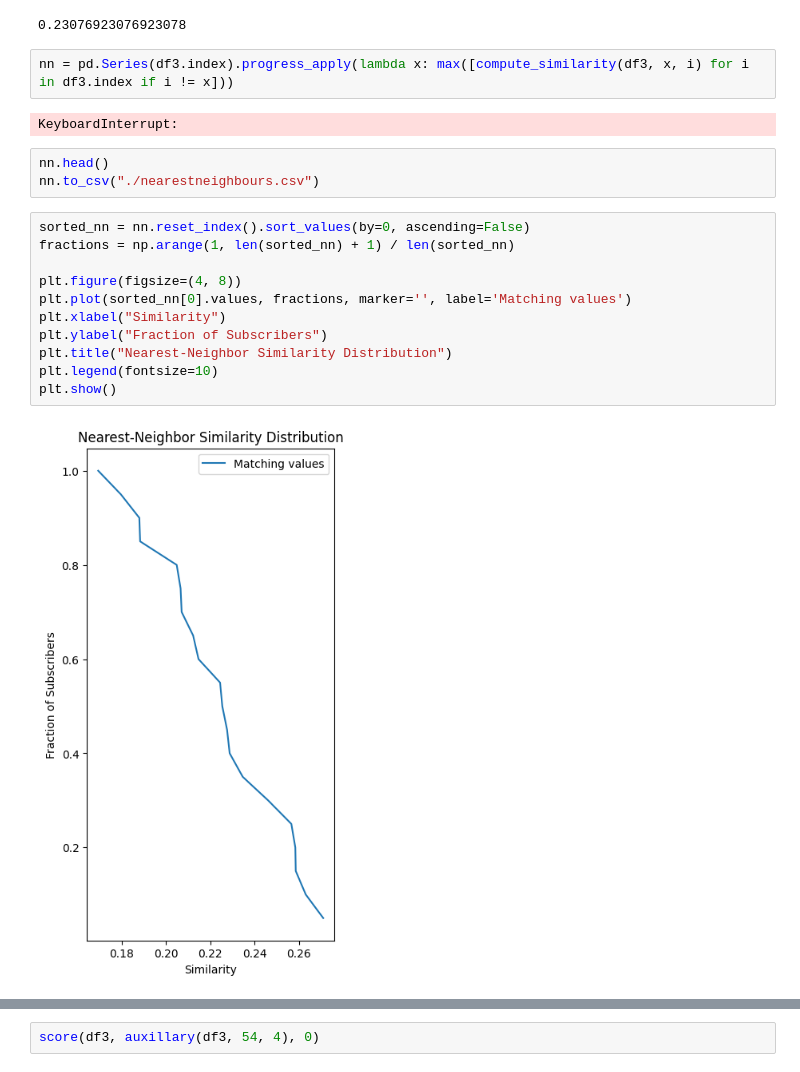
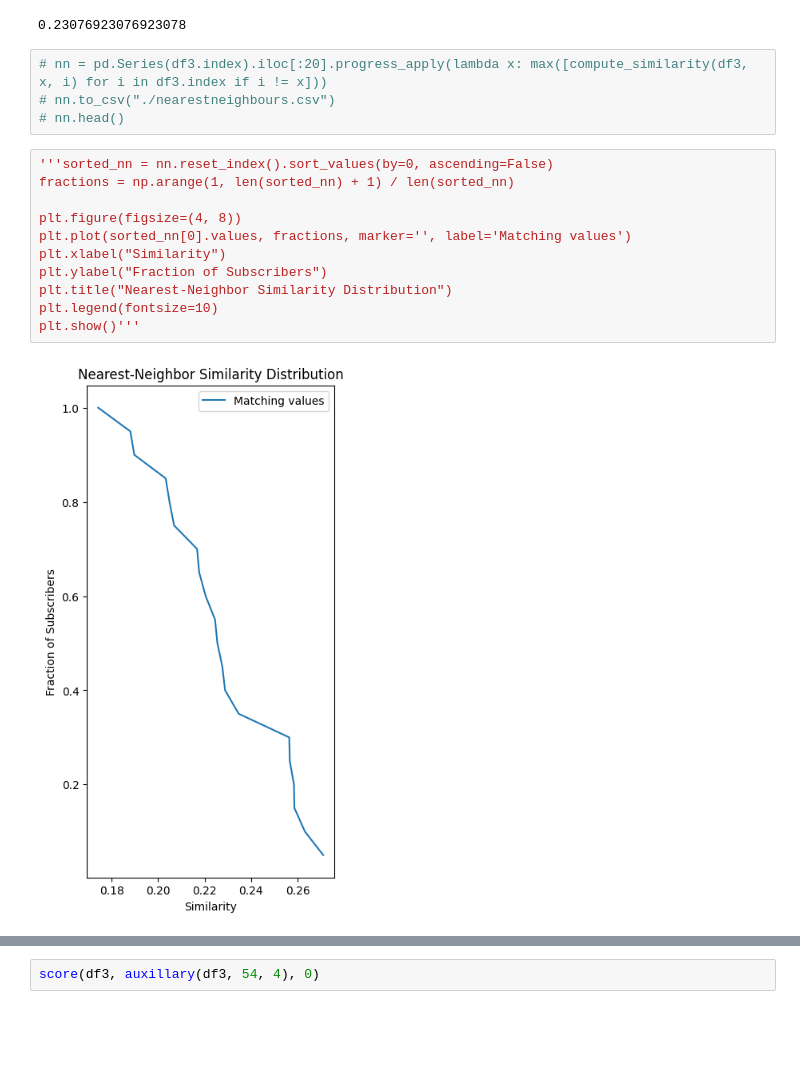
Before and after one commit to kkkarnav/deanonymization, a Jupyter notebook: main.ipynb, the cells around one changed output, grey strips where cells are left out. Cells and saved outputs as stored; diff of their text form; blank space fills up the shorter version.

```diff
--- a/main.ipynb
+++ b/main.ipynb
@@ -233,25 +226,22 @@ compute_similarity(df3, 0, 3)
 # %% [output]
 0.23076923076923078
 # %%
-nn = pd.Series(df3.index).progress_apply(lambda x: max([compute_similarity(df3, x, i) for i in df3.index if i != x]))
+# nn = pd.Series(df3.index).iloc[:20].progress_apply(lambda x: max([compute_similarity(df3, x, i) for i in df3.index if i != x]))
+# nn.to_csv("./nearestneighbours.csv")
+# nn.head()
-# %% [output]
-KeyboardInterrupt:
-# %%
-nn.head()
-nn.to_csv("./nearestneighbours.csv")
 # %%
-sorted_nn = nn.reset_index().sort_values(by=0, ascending=False)
+'''sorted_nn = nn.reset_index().sort_values(by=0, ascending=False)
 fractions = np.arange(1, len(sorted_nn) + 1) / len(sorted_nn)
 
 plt.figure(figsize=(4, 8))
 plt.plot(sorted_nn[0].values, fractions, marker='', label='Matching values')
 plt.xlabel("Similarity")
 plt.ylabel("Fraction of Subscribers")
 plt.title("Nearest-Neighbor Similarity Distribution")
 plt.legend(fontsize=10)
-plt.show()
+plt.show()'''
 # %% [output]
-[figure, old version]
+[figure, new version]
 # %%
 auxillary(df3, 54, 4)
 # %% [output]
```
Also changed, not shown: parts of 39 cells of this notebook, 1 other file.
